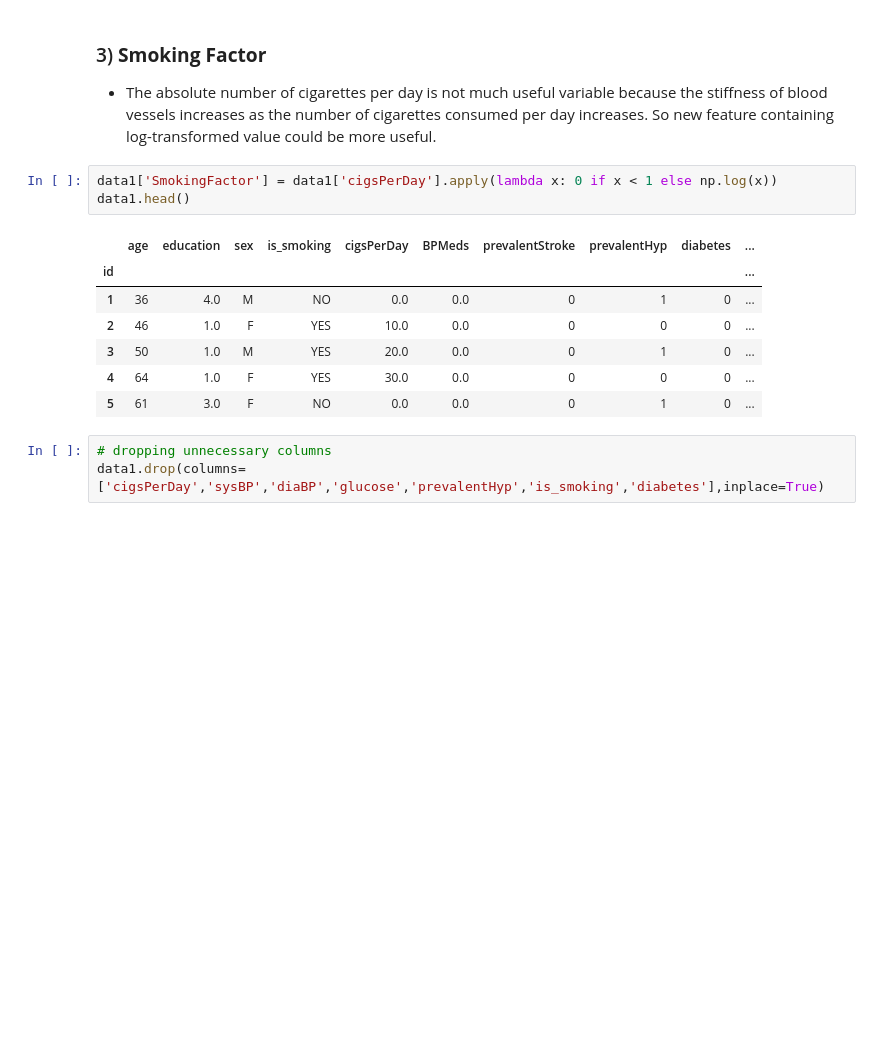
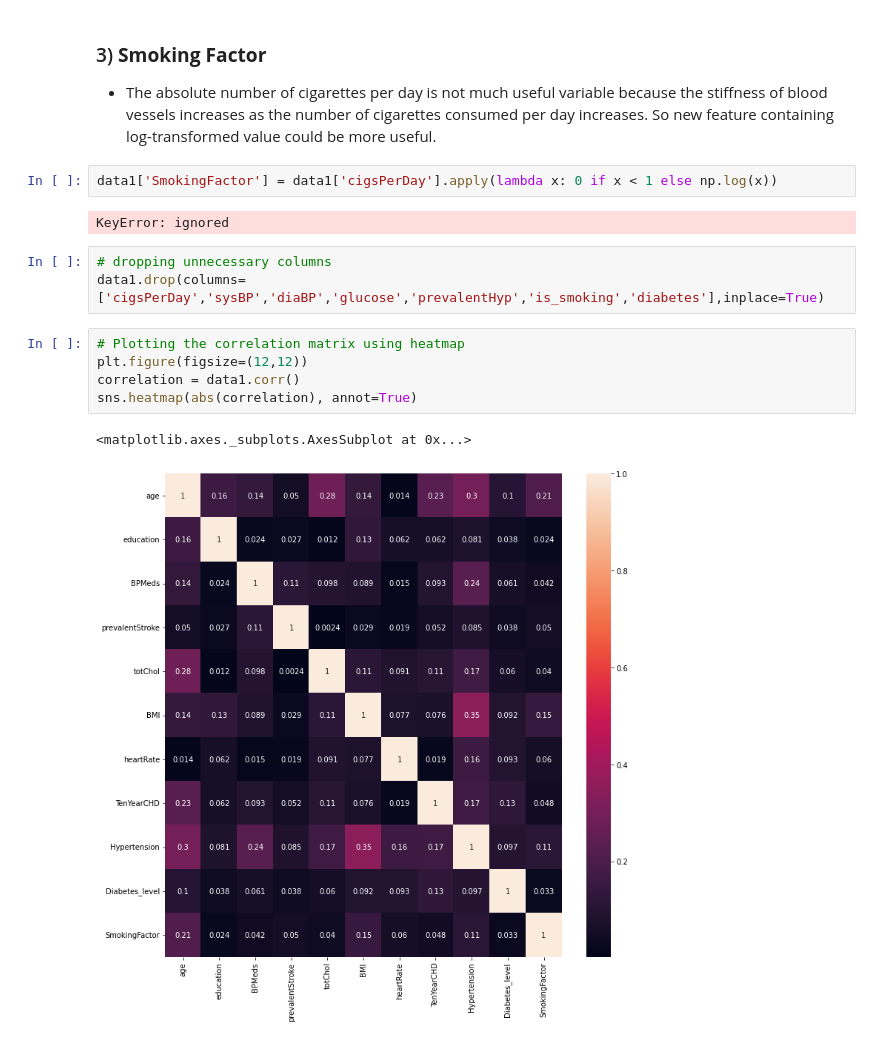
Before and after one commit to Deven876/project3-Cardiovascular-Risk-Prediction, a Jupyter notebook: Project3_Cardiovascular_Risk_Prediction.ipynb, the cells around one changed output. Drawn from its saved outputs; the diff is of its cells as text; blank space fills up the shorter version.

Commit message:
heatmap after feature engineering

```diff
--- a/Project3_Cardiovascular_Risk_Prediction.ipynb
+++ b/Project3_Cardiovascular_Risk_Prediction.ipynb
@@ -498,15 +498,16 @@ data1['Diabetes_level'] = data1['glucose'].apply(lambda x: diabetes_level(x))
 - The absolute number of cigarettes per day is not much useful variable because the stiffness of blood vessels increases as the number of cigarettes consumed per day increases. So new feature containing log-transformed value could be more useful.
 # %%
 data1['SmokingFactor'] = data1['cigsPerDay'].apply(lambda x: 0 if x < 1 else np.log(x))
-data1.head()
 # %% [output]
-|  | age | education | sex | is_smoking | cigsPerDay | BPMeds | prevalentStroke | prevalentHyp | diabetes | ... |
-| id |  |  |  |  |  |  |  |  |  | ... |
-| 1 | 36 | 4.0 | M | NO | 0.0 | 0.0 | 0 | 1 | 0 | ... |
-| 2 | 46 | 1.0 | F | YES | 10.0 | 0.0 | 0 | 0 | 0 | ... |
-| 3 | 50 | 1.0 | M | YES | 20.0 | 0.0 | 0 | 1 | 0 | ... |
-| 4 | 64 | 1.0 | F | YES | 30.0 | 0.0 | 0 | 0 | 0 | ... |
-| 5 | 61 | 3.0 | F | NO | 0.0 | 0.0 | 0 | 1 | 0 | ... |
+KeyError: ignored
 # %%
 # dropping unnecessary columns
 data1.drop(columns=['cigsPerDay','sysBP','diaBP','glucose','prevalentHyp','is_smoking','diabetes'],inplace=True)
+# %%
+# Plotting the correlation matrix using heatmap
+plt.figure(figsize=(12,12))
+correlation = data1.corr()
+sns.heatmap(abs(correlation), annot=True)
+# %% [output]
+<matplotlib.axes._subplots.AxesSubplot at 0x...>
+[figure, added]
```
